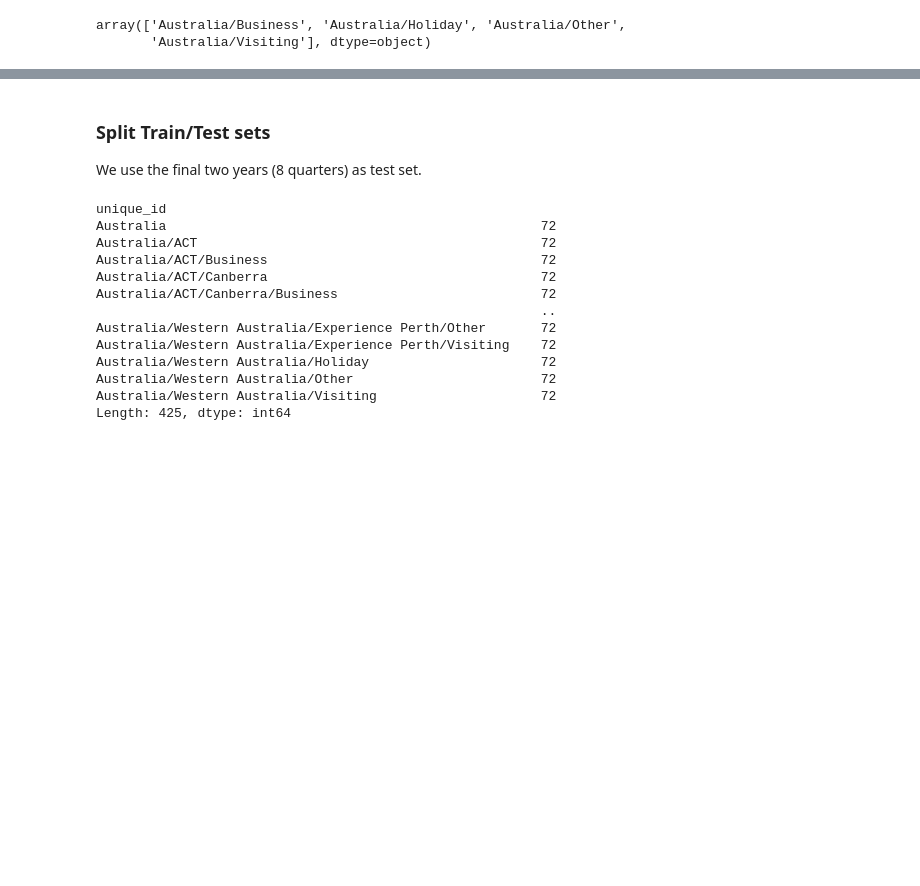
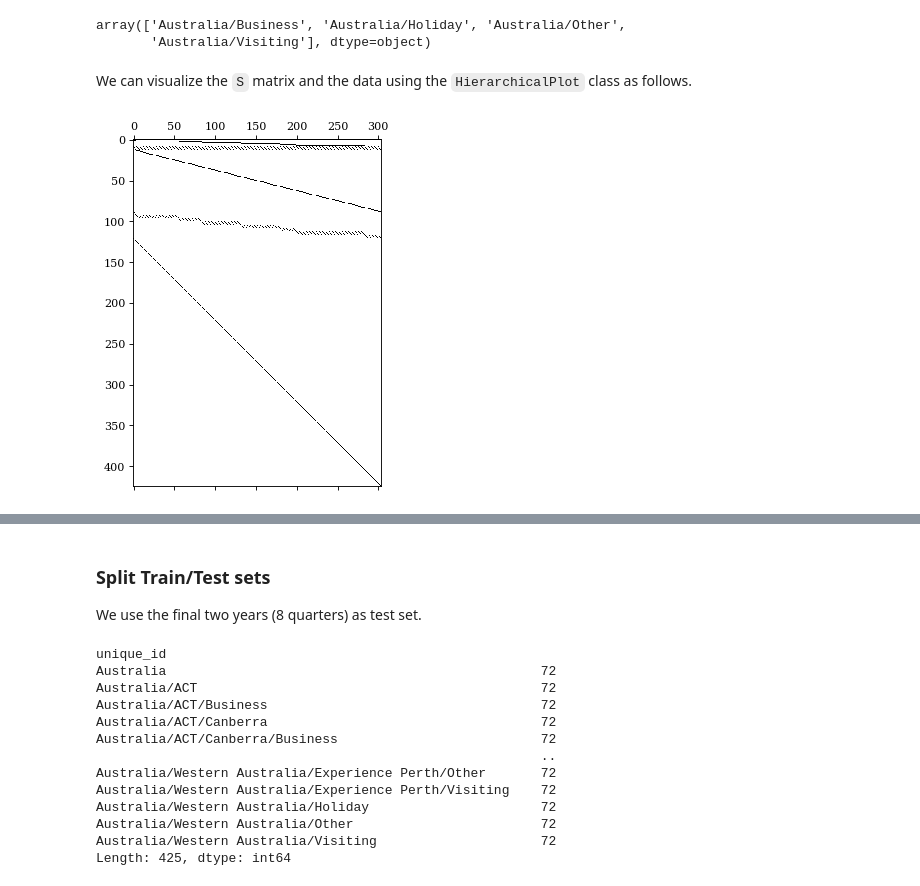
Before and after one commit to Nixtla/hierarchicalforecast, a Jupyter notebook: nbs/examples/AustralianDomesticTourism-Intervals.ipynb, the cells around one changed output, grey strips where cells are left out. Cells and saved outputs as stored; diff of their text form; code cells hidden in the pictures; blank space fills up the shorter version.

```diff
--- a/nbs/examples/AustralianDomesticTourism-Intervals.ipynb
+++ b/nbs/examples/AustralianDomesticTourism-Intervals.ipynb
@@ -79,3 +79,5 @@ tags['Country/Purpose']
 # %% [output]
 array(['Australia/Business', 'Australia/Holiday', 'Australia/Other',
        'Australia/Visiting'], dtype=object)
+# %% [markdown]
+We can visualize the `S` matrix and the data using the `HierarchicalPlot` class as follows.
@@ -81,0 +86,4 @@ array(['Australia/Business', 'Australia/Holiday', 'Australia/Other',
+# %%
+hplot.plot_summing_matrix()
+# %% [output]
+[figure, added]
```
Also changed, not shown: parts of 12 cells of this notebook.
